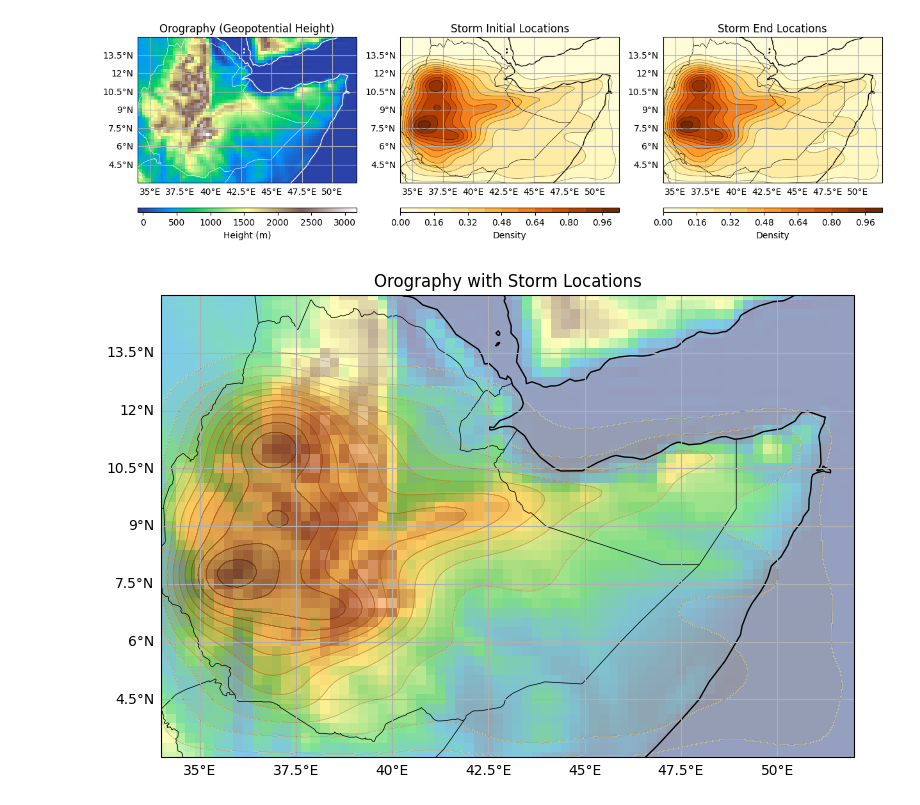
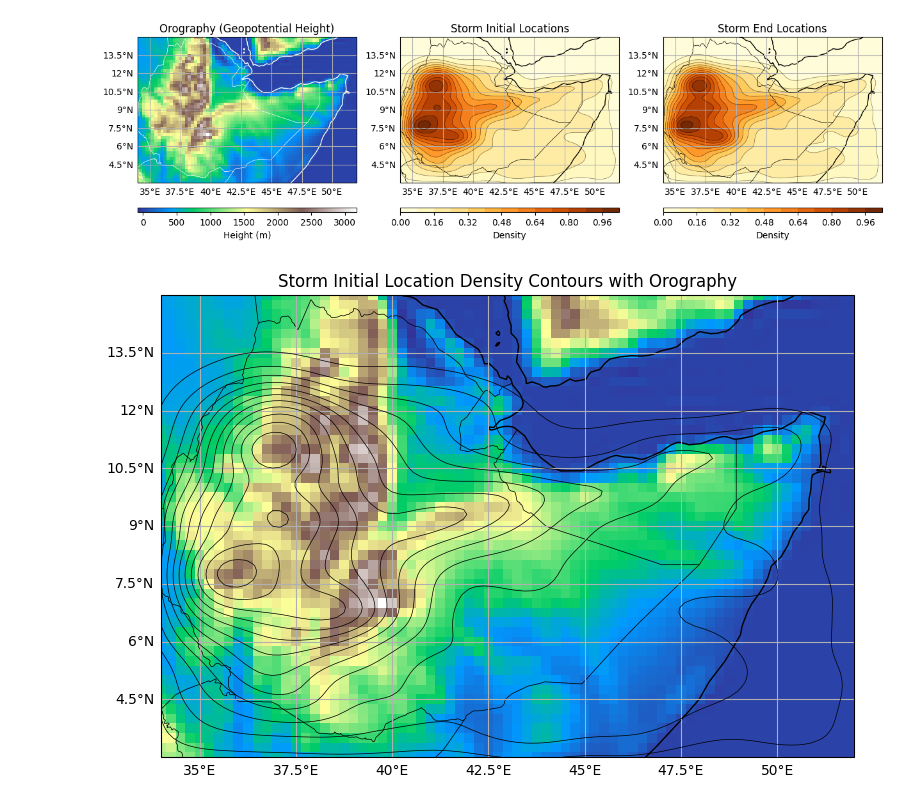
Before and after one commit to seangtkelley/uor-msc-dissertation-xai-african-storms, a Jupyter notebook: src/explore.ipynb, the cells around one changed output. Cells and saved outputs as stored; diff of their text form; code cells hidden in the pictures.

Commit message:
just contour lines

```diff
--- a/src/explore.ipynb
+++ b/src/explore.ipynb
@@ -144,12 +144,12 @@ plt.show()
 # %%
 # superimpose storm initial and end locations on the orography map
 fig, ax = plt.subplots(figsize=(10, 6), subplot_kw={'projection': ccrs.PlateCarree()})
 ax.set_extent(config.DATA_EXTENT, crs=ccrs.PlateCarree())
 terrain = ax.pcolormesh(geop["longitude"], geop["latitude"], height, cmap='terrain', transform=ccrs.PlateCarree())
-ax.set_title("Orography with Storm Locations")
+ax.set_title("Storm Initial Location Density Contours with Orography")
 # plot storm initial locations
-plotting.plot_kde_map(storm_inits["Lon"], storm_inits["Lat"], ax=ax, alpha=0.5, add_colorbar=False)
+plotting.plot_kde_map(storm_inits["Lon"], storm_inits["Lat"], ax=ax, contour_lines_only=True)
 plt.savefig(config.FIGURES_DIR/"orography_storm_init_locations.png")
 plt.show()
 # %% [output]
-[figure, old version]
+[figure, new version]
```
Also changed, not shown: 2 other files.
